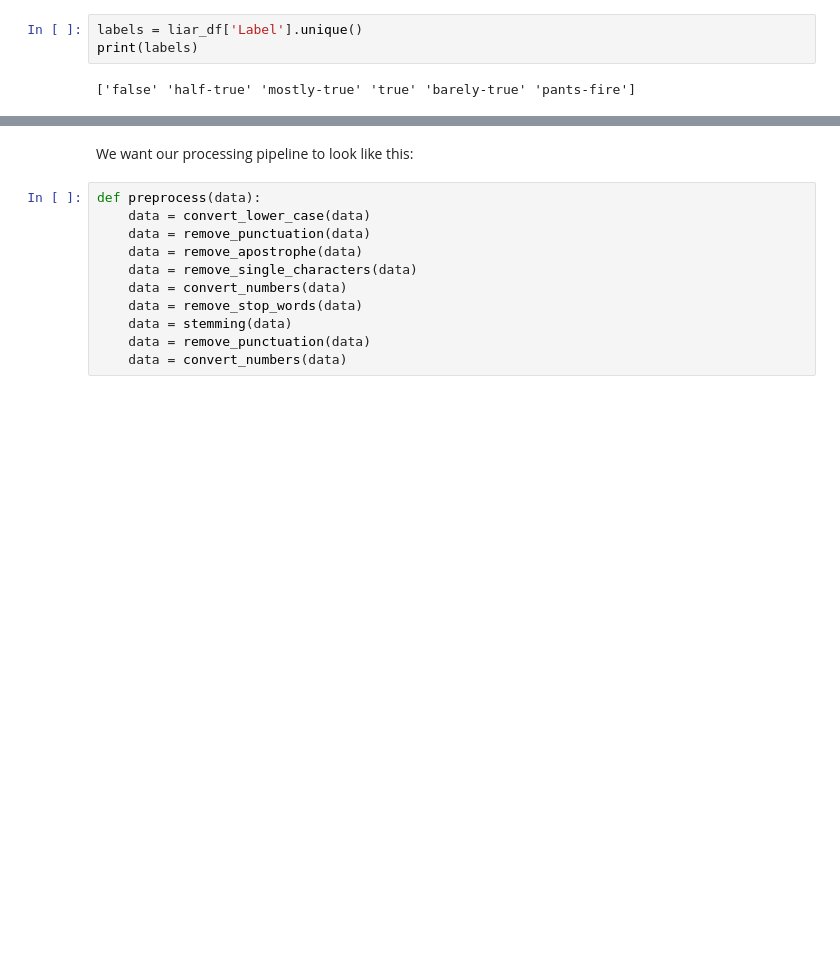
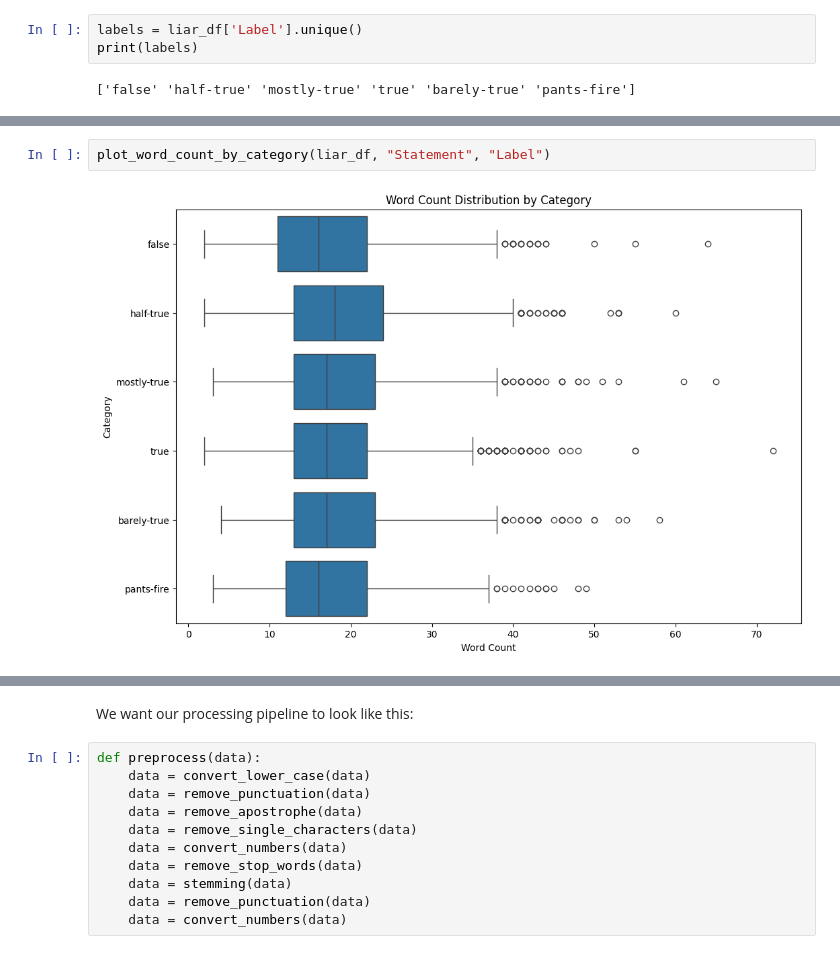
Before and after one commit to Yuliana7/fake-news-detector, a Jupyter notebook: fake-news-detector.ipynb, the cells around one changed output, grey strips where cells are left out. Drawn from its saved outputs; the diff is of its cells as text; blank space fills up the shorter version.

```diff
--- a/fake-news-detector.ipynb
+++ b/fake-news-detector.ipynb
@@ -297,0 +394,4 @@ for label in liar_df['Label'].unique():
+# %%
+plot_word_count_by_category(liar_df, "Statement", "Label")
+# %% [output]
+[figure, added]
```
Also changed, not shown: parts of 19 cells of this notebook, 3 other files.
